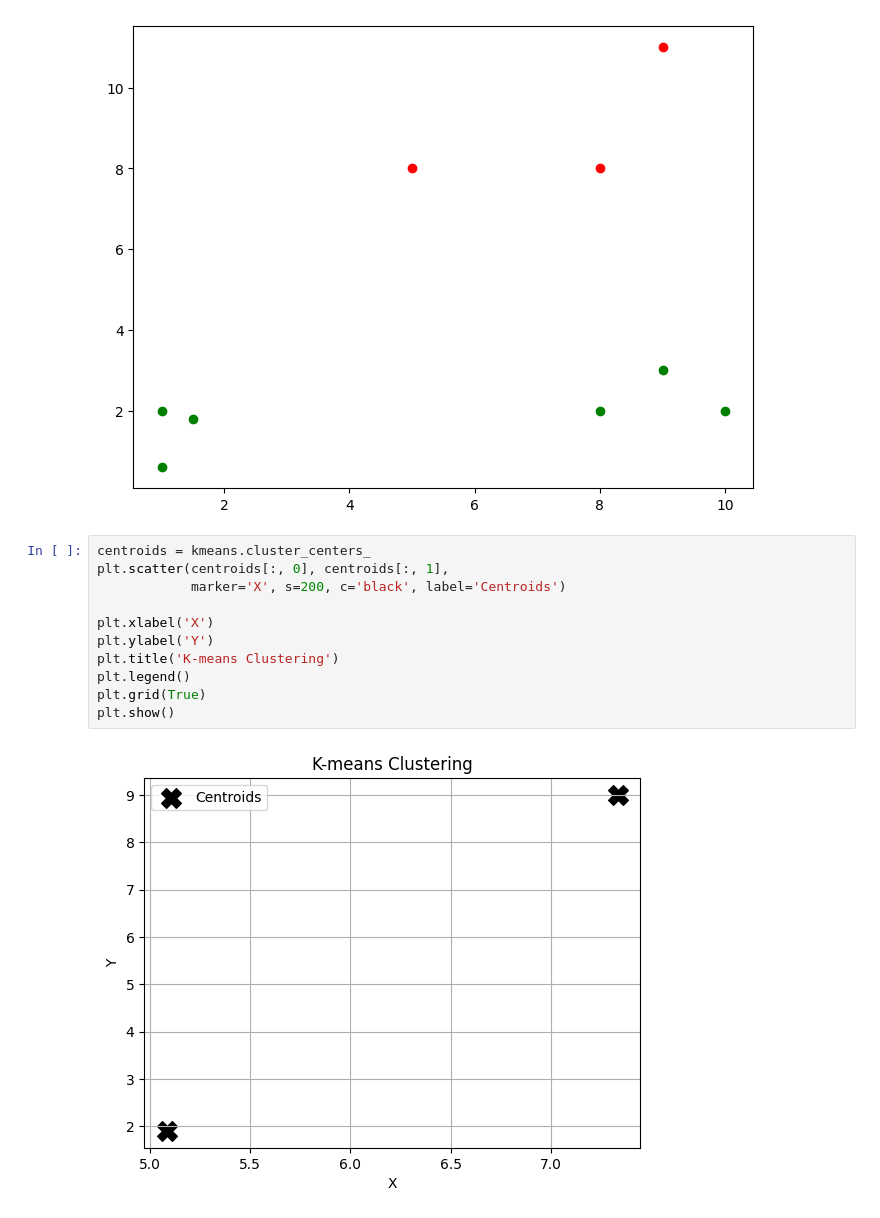
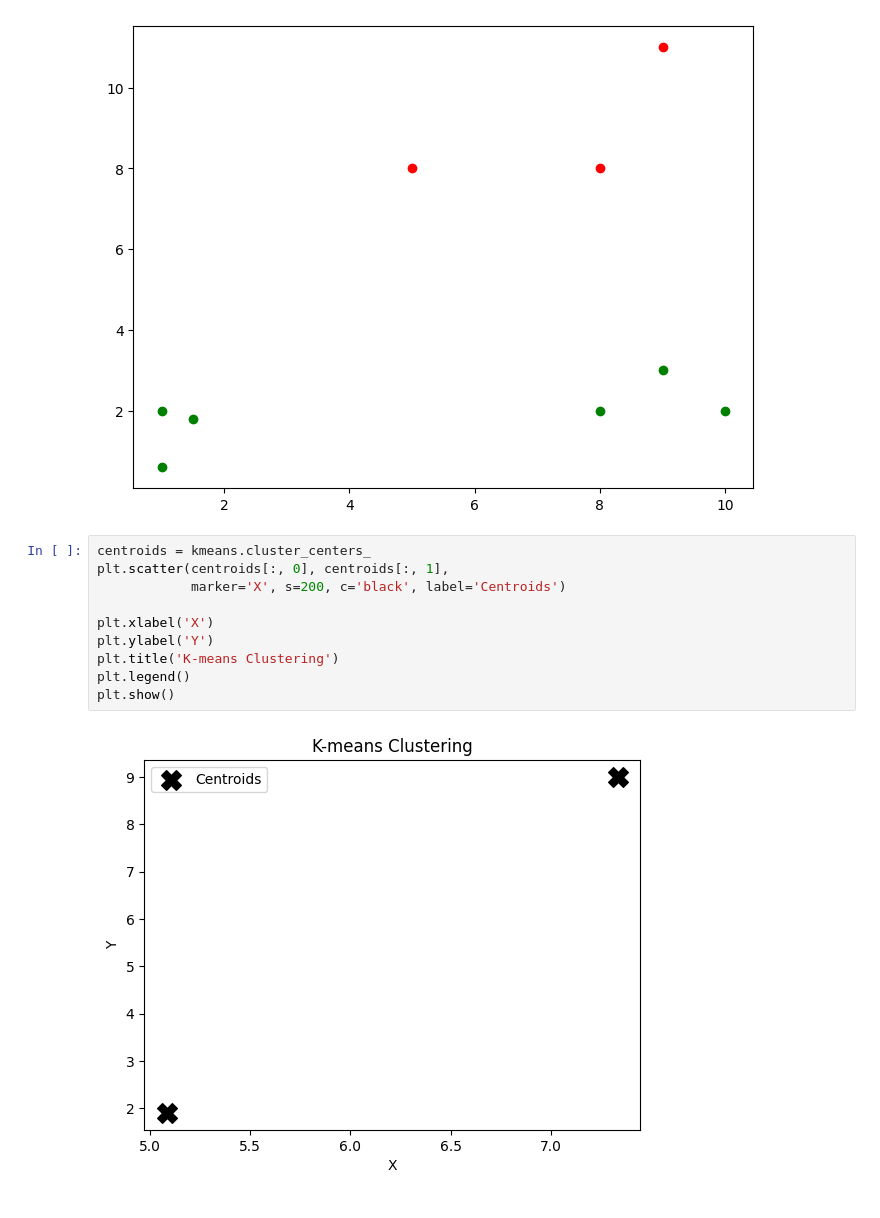
Before and after one commit to Akbarhusain12/Machine_learning, a Jupyter notebook: K_means_Clustering.ipynb, the cells around one changed output. Drawn from its saved outputs; the diff is of its cells as text.

```diff
--- a/K_means_Clustering.ipynb
+++ b/K_means_Clustering.ipynb
@@ -73,13 +73,12 @@ for i in range(3):
 # %%
 centroids = kmeans.cluster_centers_
 plt.scatter(centroids[:, 0], centroids[:, 1],
             marker='X', s=200, c='black', label='Centroids')
 
 plt.xlabel('X')
 plt.ylabel('Y')
 plt.title('K-means Clustering')
 plt.legend()
-plt.grid(True)
 plt.show()
 # %% [output]
-[figure, old version]
+[figure, new version]
```
Also changed, not shown: parts of 2 cells of this notebook.
